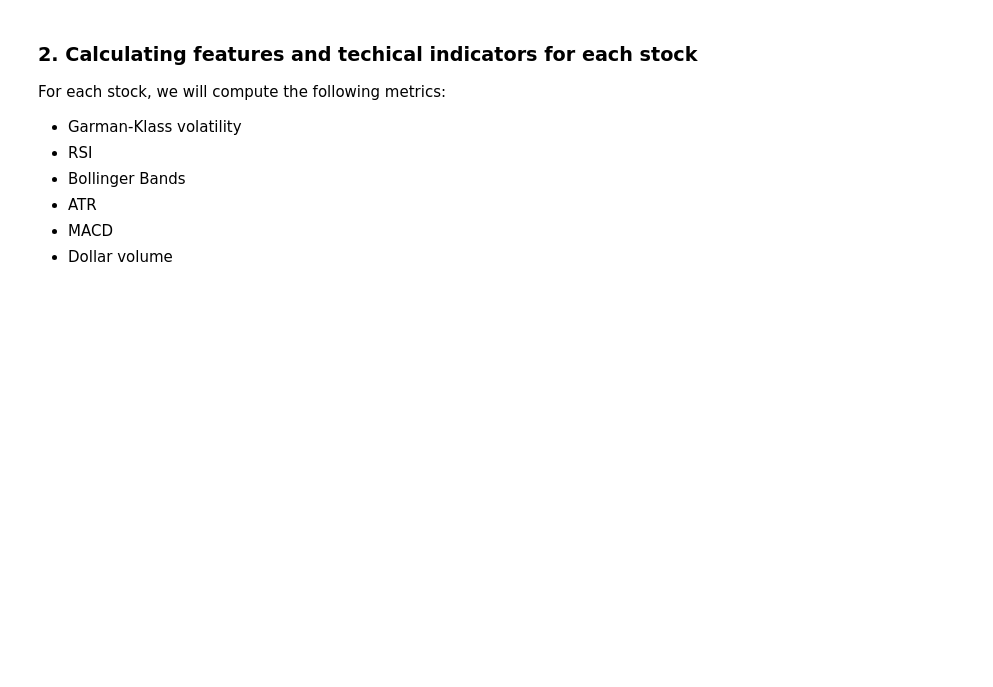
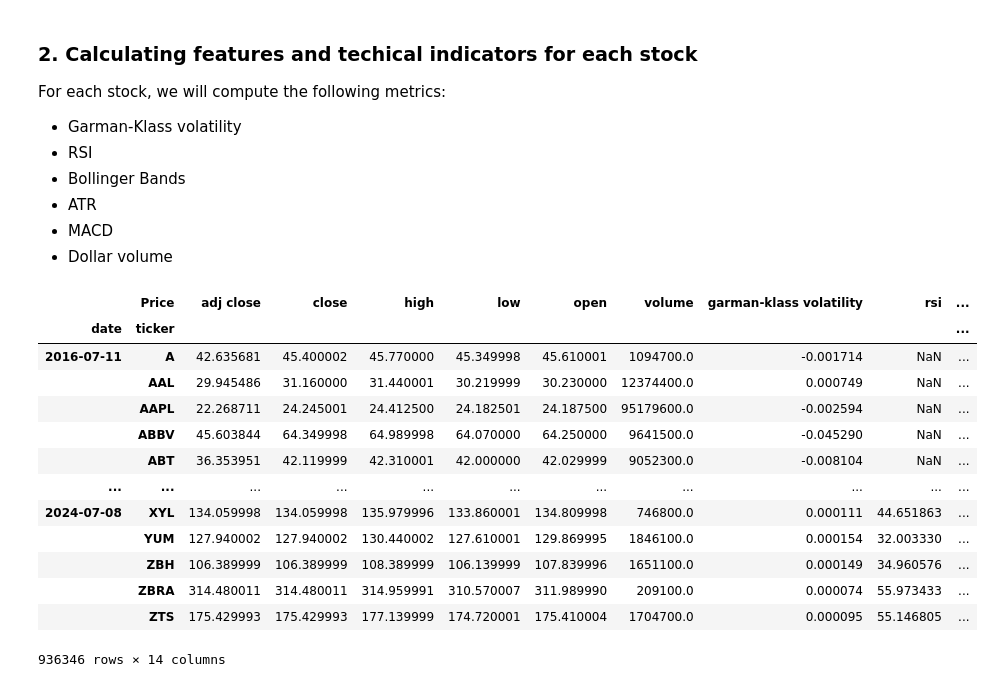
Before and after one commit to absirgue/unsupervised_trading_strategy, a Jupyter notebook: main.ipynb, the cells around one changed output. Cells and saved outputs as stored; diff of their text form; code cells hidden in the pictures; blank space fills up the shorter version.

```diff
--- a/main.ipynb
+++ b/main.ipynb
@@ -86,8 +86,39 @@ For each stock, we will compute the following metrics:
 # %%
 df["garman-klass volatility"] = ((np.log(df["high"]) - np.log(df["low"]))**2)/2 - (2*np.log(2)-1)*((np.log(df["adj close"])-np.log(df["open"]))**2)
 df["rsi"] = df.groupby(level=1)["adj close"].transform(lambda x: pandas_ta.rsi(close=x,length=20))
 
-# We want to normalise the indicators from this point.
+# We want to normalise the indicators from this point. We normalise for better clustering.
 df["bb_low"] = df.groupby(level=1)["adj close"].transform(lambda x: pandas_ta.bbands(close= np.log1p(x), length = 20).iloc[:,0])
 df["bb_mid"] = df.groupby(level=1)["adj close"].transform(lambda x: pandas_ta.bbands(close= np.log1p(x), length = 20).iloc[:,1])
 df["bb_high"] = df.groupby(level=1)["adj close"].transform(lambda x: pandas_ta.bbands(close= np.log1p(x), length = 20).iloc[:,2])
+
+def compute_atr(stock_data):
+    atr = pandas_ta.atr(high = stock_data["high"], low = stock_data["low"], close = stock_data["close"], length = 14)
+    return atr.sub(atr.mean()).div(atr.std())
+
+df["atr"] = df.groupby(level=1, group_keys=False).apply(compute_atr)
+
+def compute_macd(close):
+    macd = pandas_ta.macd(close = close, length = 20).iloc[:,0]
+    return macd.sub(macd.mean()).div(macd.std())
+
+df["macd"] = df.groupby(level=1, group_keys=False)["adj close"].apply(compute_macd)
+
+df["dollar_volume"] = (df["close"]*df["volume"])/1e6
+
+df
+# %% [output]
+|  | Price | adj close | close | high | low | open | volume | garman-klass volatility | rsi | ... |
+| date | ticker |  |  |  |  |  |  |  |  | ... |
+| 2016-07-11 | A | 42.635681 | 45.400002 | 45.770000 | 45.349998 | 45.610001 | 1094700.0 | -0.001714 | NaN | ... |
+|  | AAL | 29.945486 | 31.160000 | 31.440001 | 30.219999 | 30.230000 | 12374400.0 | 0.000749 | NaN | ... |
+|  | AAPL | 22.268711 | 24.245001 | 24.412500 | 24.182501 | 24.187500 | 95179600.0 | -0.002594 | NaN | ... |
+|  | ABBV | 45.603844 | 64.349998 | 64.989998 | 64.070000 | 64.250000 | 9641500.0 | -0.045290 | NaN | ... |
+|  | ABT | 36.353951 | 42.119999 | 42.310001 | 42.000000 | 42.029999 | 9052300.0 | -0.008104 | NaN | ... |
+| ... | ... | ... | ... | ... | ... | ... | ... | ... | ... | ... |
+| 2024-07-08 | XYL | 134.059998 | 134.059998 | 135.979996 | 133.860001 | 134.809998 | 746800.0 | 0.000111 | 44.651863 | ... |
+|  | YUM | 127.940002 | 127.940002 | 130.440002 | 127.610001 | 129.869995 | 1846100.0 | 0.000154 | 32.003330 | ... |
+|  | ZBH | 106.389999 | 106.389999 | 108.389999 | 106.139999 | 107.839996 | 1651100.0 | 0.000149 | 34.960576 | ... |
+|  | ZBRA | 314.480011 | 314.480011 | 314.959991 | 310.570007 | 311.989990 | 209100.0 | 0.000074 | 55.973433 | ... |
+|  | ZTS | 175.429993 | 175.429993 | 177.139999 | 174.720001 | 175.410004 | 1704700.0 | 0.000095 | 55.146805 | ... |
+936346 rows × 14 columns
```
Also changed, not shown: parts of 4 cells of this notebook.
